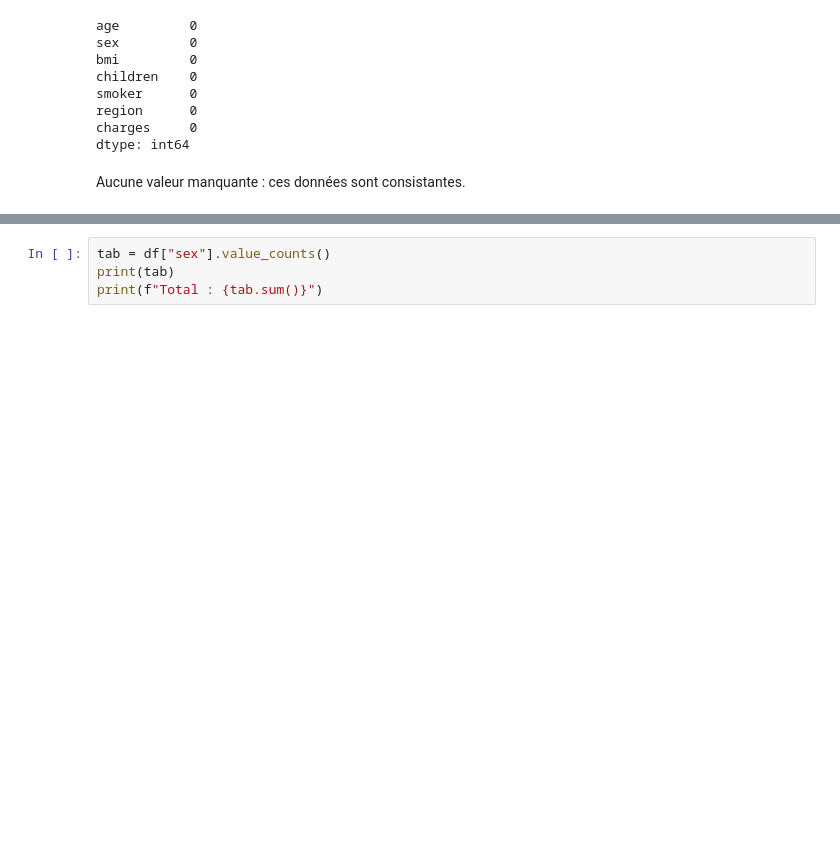
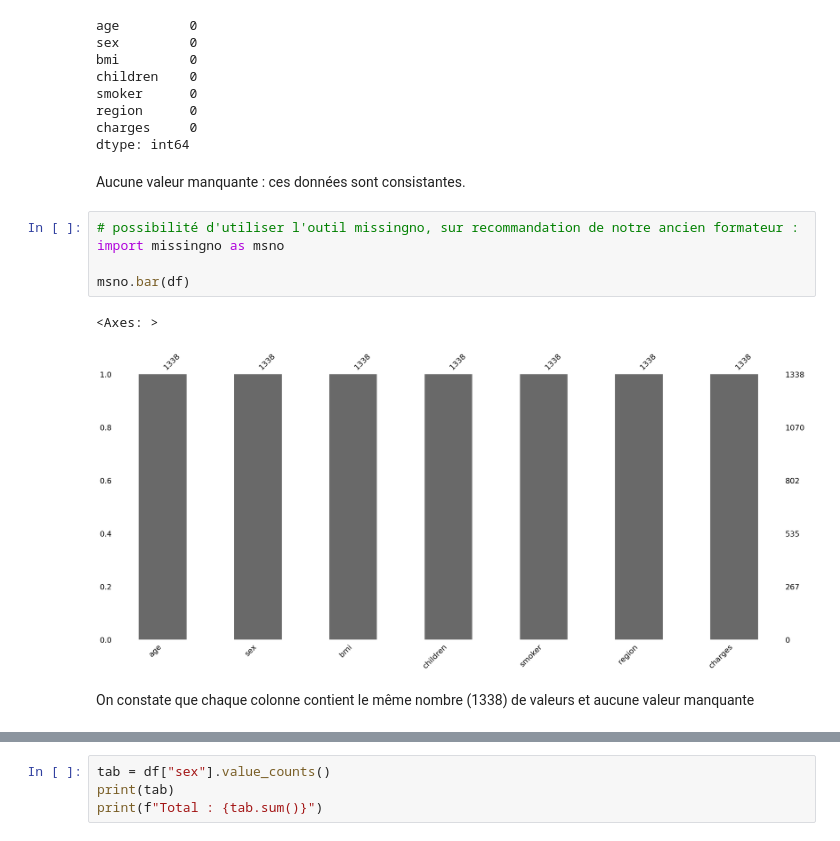
Before and after one commit to NicoCasso/Assur_aimant, a Jupyter notebook: nettoyage.ipynb, the cells around one changed output, grey strips where cells are left out. Saved outputs shown, nothing was run; the diff lists cells and outputs as text; blank space fills up the shorter version.

```diff
--- a/nettoyage.ipynb
+++ b/nettoyage.ipynb
@@ -42,3 +42,13 @@ charges     0
 dtype: int64
 # %% [markdown]
 Aucune valeur manquante : ces données sont consistantes.
+# %%
+# possibilité d'utiliser l'outil missingno, sur recommandation de notre ancien formateur :
+import missingno as msno
+
+msno.bar(df)
+# %% [output]
+<Axes: >
+[figure, added]
+# %% [markdown]
+On constate que chaque colonne contient le même nombre (1338) de valeurs et aucune valeur manquante
```
Also changed, not shown: parts of 2 cells of this notebook, 4 other files.
